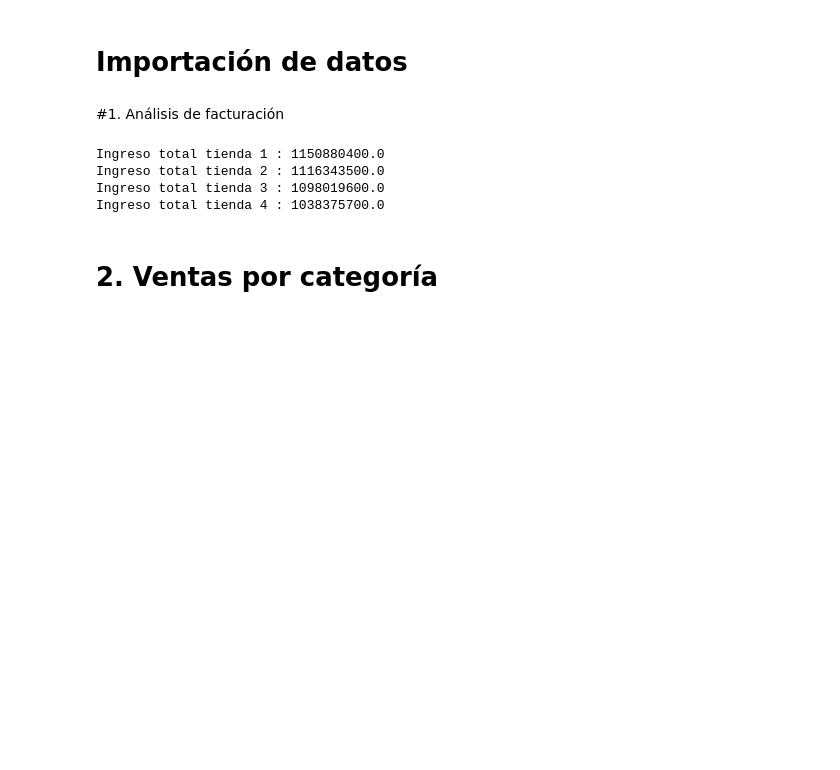
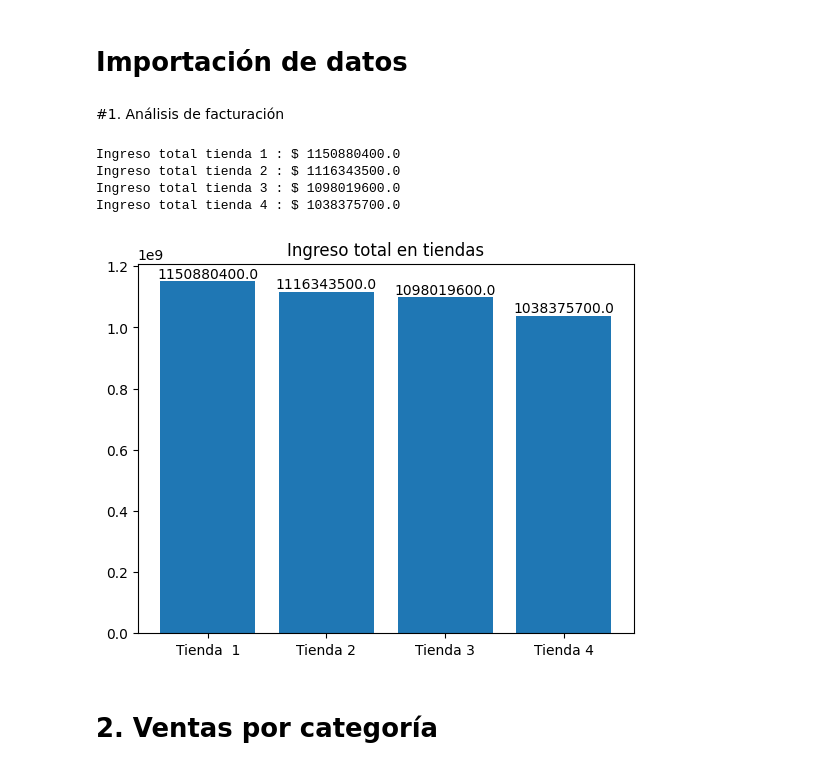
Before and after one commit to HadLe8/alura_store, a Jupyter notebook: AluraStoreLatam.ipynb, the cells around one changed output. Saved outputs shown, nothing was run; the diff lists cells and outputs as text; code cells hidden in the pictures; blank space fills up the shorter version.

```diff
--- a/AluraStoreLatam.ipynb
+++ b/AluraStoreLatam.ipynb
@@ -16,6 +16,7 @@ tienda3 = pd.read_csv(url3)
 tienda4 = pd.read_csv(url4)
 
 tiendas=[tienda, tienda2, tienda3, tienda4]
+cantidad_tiendas=['Tienda  1','Tienda 2', 'Tienda 3', 'Tienda 4']
 # %% [markdown]
 #1. Análisis de facturación
 # %%
@@ -25,12 +26,27 @@ for n in tiendas:
     ingreso_total = sum(n['Precio'])
     conteo+=1
     ingresos.append(ingreso_total)# Guardar en array
-    print(f'Ingreso total tienda {conteo} : {ingreso_total}')
+    print(f'Ingreso total tienda {conteo} : $ {ingreso_total}')
 # %% [output]
-Ingreso total tienda 1 : 1150880400.0
-Ingreso total tienda 2 : 1116343500.0
-Ingreso total tienda 3 : 1098019600.0
-Ingreso total tienda 4 : 1038375700.0
+Ingreso total tienda 1 : $ 1150880400.0
+Ingreso total tienda 2 : $ 1116343500.0
+Ingreso total tienda 3 : $ 1098019600.0
+Ingreso total tienda 4 : $ 1038375700.0
+# %%
+import matplotlib.pyplot as plt
+
+# Crear el gráfico de barras
+plt.bar(cantidad_tiendas, ingresos)
+
+# Agregar etiquetas a las barras
+for i, value in enumerate(ingresos):
+    plt.text(i, value, str(value), ha='center', va='bottom')
+
+# Mostrar el gráfico
+plt.title('Ingreso total en tiendas')
+plt.show()
+# %% [output]
+[figure, added]
 # %% [markdown]
 # 2. Ventas por categoría
 # %%
```
Also changed, not shown: parts of 11 cells of this notebook.
